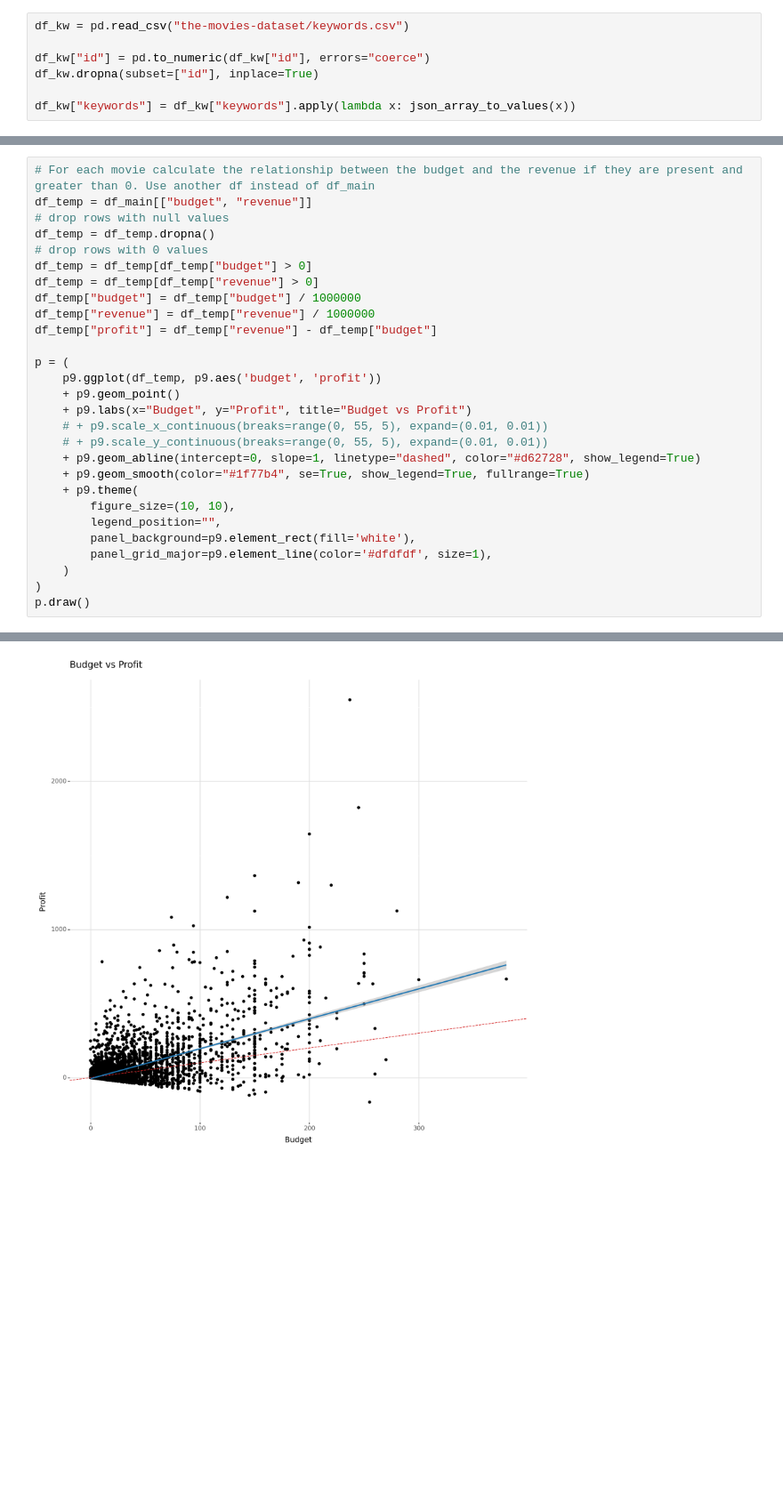
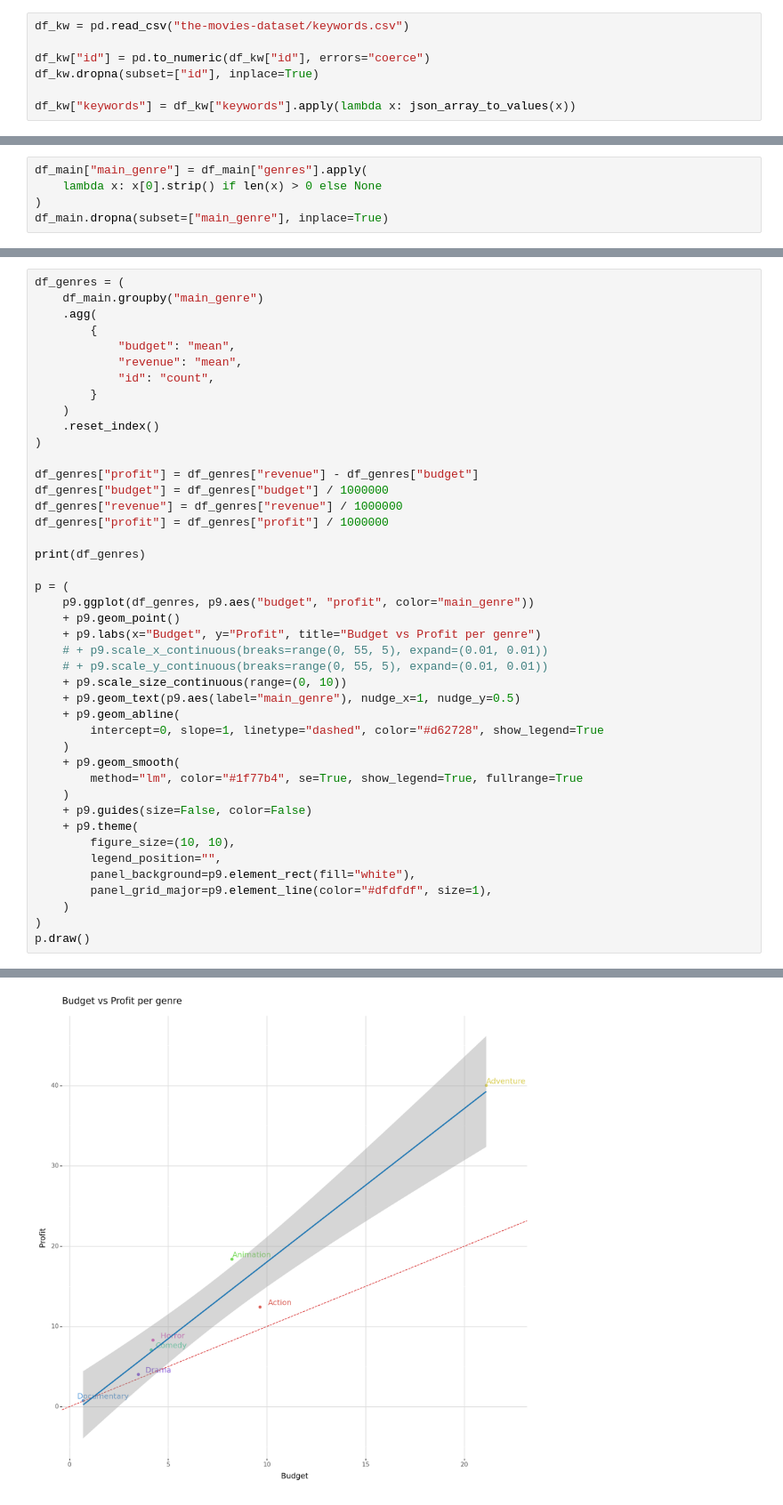
Before and after one commit to cvetkovski98/infvis-poster, a Jupyter notebook: main.ipynb, the cells around one changed output, grey strips where cells are left out. Shown at 89% size. Drawn from its saved outputs; the diff is of its cells as text; blank space fills up the shorter version.

```diff
--- a/main.ipynb
+++ b/main.ipynb
@@ -128,3 +339,8 @@ df_main.head().transpose()
+# %%
+df_main["main_genre"] = df_main["genres"].apply(
+    lambda x: x[0].strip() if len(x) > 0 else None
+)
+df_main.dropna(subset=["main_genre"], inplace=True)
 # %%
 df_genres = df_main.explode("genres")
 df_genres = df_genres.dropna(subset=["genres"])
@@ -332,30 +675,45 @@ p.draw()
 # %% [output]
 [figure]
 # %%
-# For each movie calculate the relationship between the budget and the revenue if they are present and greater than 0. Use another df instead of df_main
-df_temp = df_main[["budget", "revenue"]]
-# drop rows with null values
-df_temp = df_temp.dropna()
-# drop rows with 0 values
-df_temp = df_temp[df_temp["budget"] > 0]
-df_temp = df_temp[df_temp["revenue"] > 0]
-df_temp["budget"] = df_temp["budget"] / 1000000
-df_temp["revenue"] = df_temp["revenue"] / 1000000
-df_temp["profit"] = df_temp["revenue"] - df_temp["budget"]
+df_genres = (
+    df_main.groupby("main_genre")
+    .agg(
+        {
+            "budget": "mean",
+            "revenue": "mean",
+            "id": "count",
+        }
+    )
+    .reset_index()
+)
+
+df_genres["profit"] = df_genres["revenue"] - df_genres["budget"]
+df_genres["budget"] = df_genres["budget"] / 1000000
+df_genres["revenue"] = df_genres["revenue"] / 1000000
+df_genres["profit"] = df_genres["profit"] / 1000000
+
+print(df_genres)
 
 p = (
-    p9.ggplot(df_temp, p9.aes('budget', 'profit'))
+    p9.ggplot(df_genres, p9.aes("budget", "profit", color="main_genre"))
     + p9.geom_point()
-    + p9.labs(x="Budget", y="Profit", title="Budget vs Profit")
+    + p9.labs(x="Budget", y="Profit", title="Budget vs Profit per genre")
     # + p9.scale_x_continuous(breaks=range(0, 55, 5), expand=(0.01, 0.01))
     # + p9.scale_y_continuous(breaks=range(0, 55, 5), expand=(0.01, 0.01))
-    + p9.geom_abline(intercept=0, slope=1, linetype="dashed", color="#d62728", show_legend=True)
-    + p9.geom_smooth(color="#1f77b4", se=True, show_legend=True, fullrange=True)
+    + p9.scale_size_continuous(range=(0, 10))
+    + p9.geom_text(p9.aes(label="main_genre"), nudge_x=1, nudge_y=0.5)
+    + p9.geom_abline(
+        intercept=0, slope=1, linetype="dashed", color="#d62728", show_legend=True
+    )
+    + p9.geom_smooth(
+        method="lm", color="#1f77b4", se=True, show_legend=True, fullrange=True
+    )
+    + p9.guides(size=False, color=False)
     + p9.theme(
         figure_size=(10, 10),
         legend_position="",
-        panel_background=p9.element_rect(fill='white'),
-        panel_grid_major=p9.element_line(color='#dfdfdf', size=1),
+        panel_background=p9.element_rect(fill="white"),
+        panel_grid_major=p9.element_line(color="#dfdfdf", size=1),
     )
 )
 p.draw()
@@ -363 +729 @@ p.draw()
-[figure, old version]
+[figure, new version]
```
Also changed, not shown: parts of 22 cells of this notebook, 3 other files.
